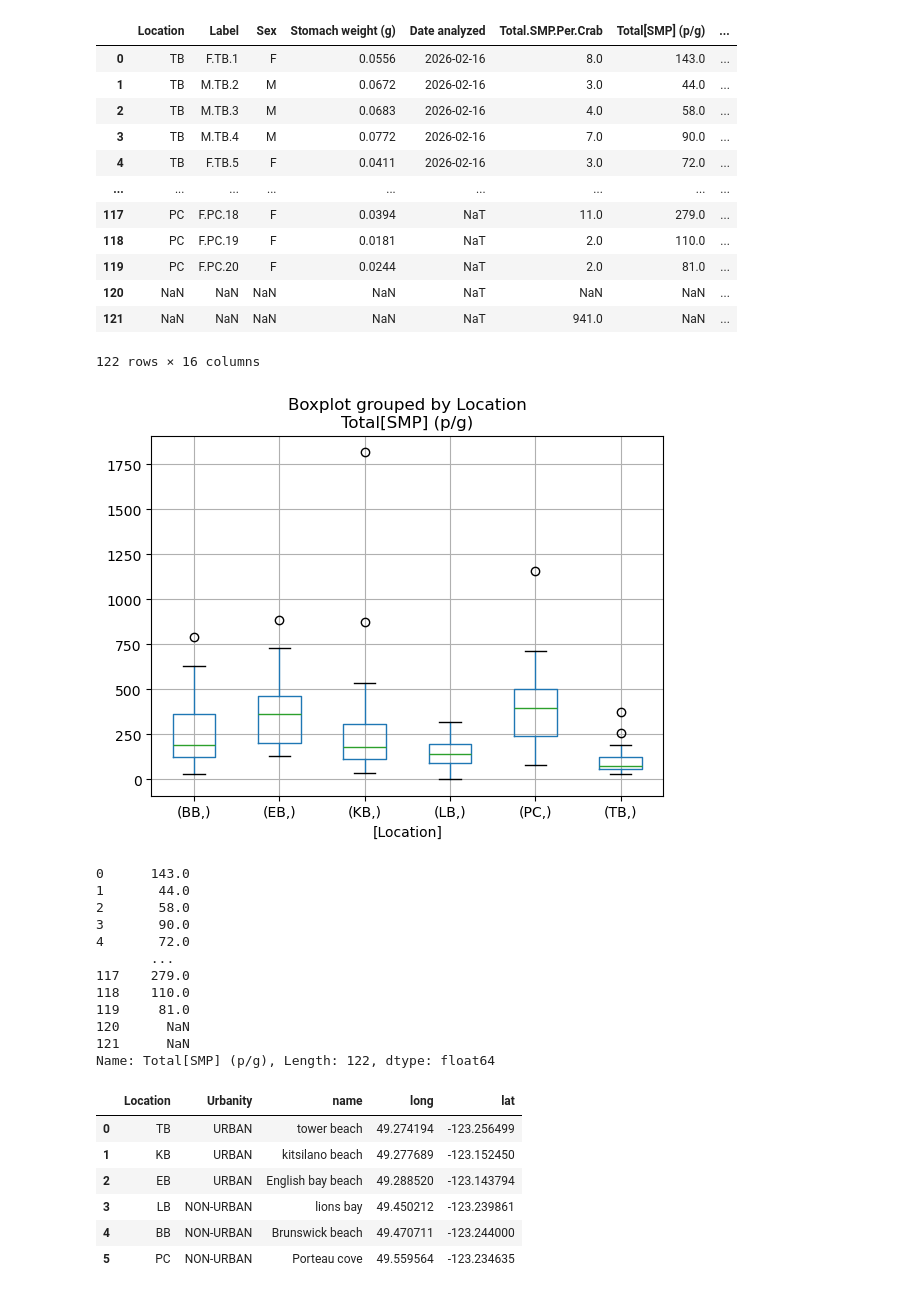
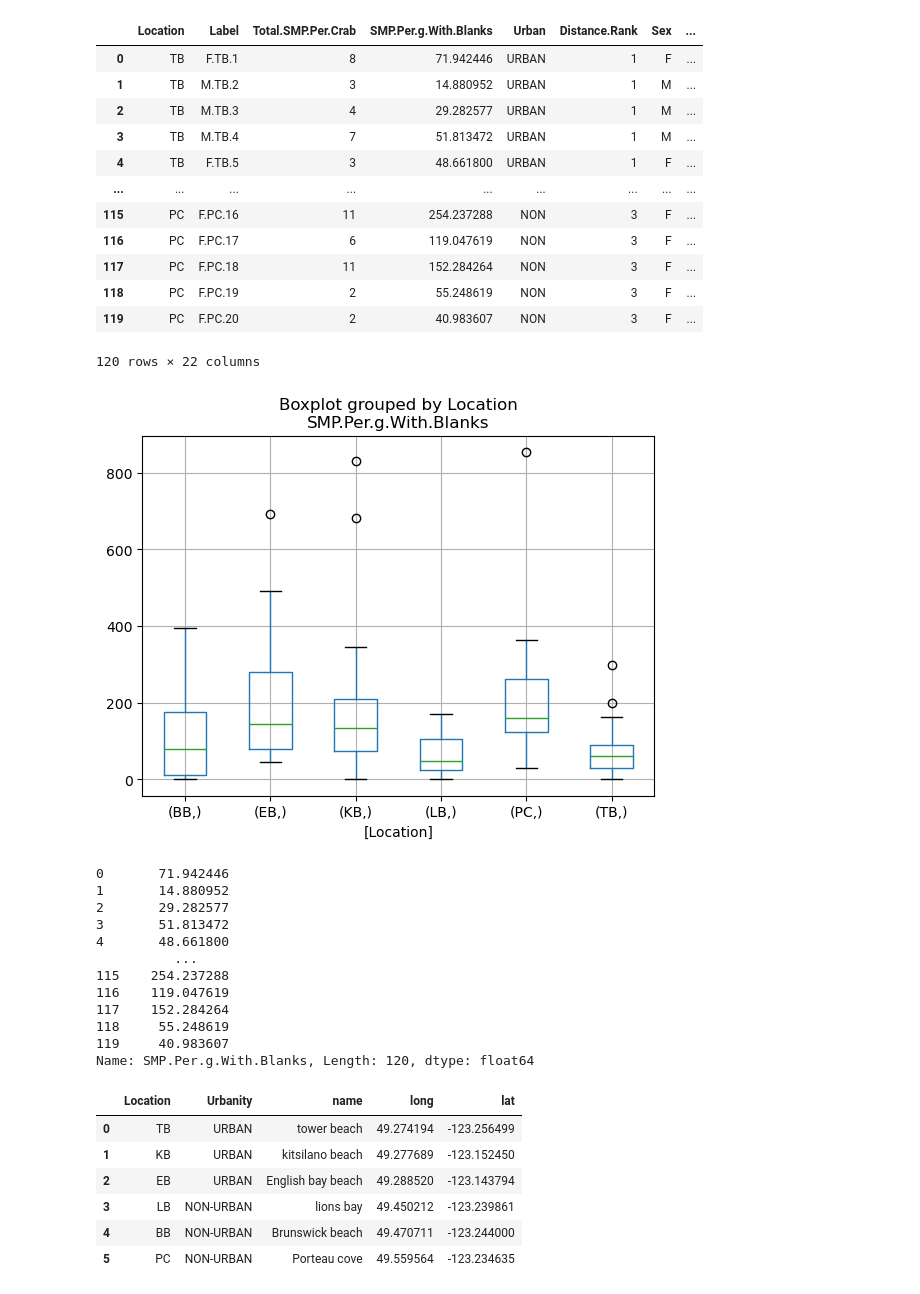
Before and after one commit to blucardin/crab_analysis, a Jupyter notebook: load_data.ipynb, the cells around one changed output. Cells and saved outputs as stored; diff of their text form; code cells hidden in the pictures.

Commit message:
with new data

```diff
--- a/load_data.ipynb
+++ b/load_data.ipynb
@@ -9,42 +9,42 @@ import geodatasets
 import xyzservices.providers as xyz
 import time
 # %%
-df = pd.read_excel("Crab Data.xlsx", sheet_name="MPData")
+df = pd.read_excel("Crab Data for noah.xlsx", sheet_name="MPData.w.blanks")
 # %%
 df
 # %% [output]
-|  | Location | Label | Sex | Stomach weight (g) | Date analyzed | Total.SMP.Per.Crab | Total[SMP] (p/g) | ... |
-| 0 | TB | F.TB.1 | F | 0.0556 | 2026-02-16 | 8.0 | 143.0 | ... |
-| 1 | TB | M.TB.2 | M | 0.0672 | 2026-02-16 | 3.0 | 44.0 | ... |
-| 2 | TB | M.TB.3 | M | 0.0683 | 2026-02-16 | 4.0 | 58.0 | ... |
-| 3 | TB | M.TB.4 | M | 0.0772 | 2026-02-16 | 7.0 | 90.0 | ... |
-| 4 | TB | F.TB.5 | F | 0.0411 | 2026-02-16 | 3.0 | 72.0 | ... |
+|  | Location | Label | Total.SMP.Per.Crab | SMP.Per.g.With.Blanks | Urban | Distance.Rank | Sex | ... |
+| 0 | TB | F.TB.1 | 8 | 71.942446 | URBAN | 1 | F | ... |
+| 1 | TB | M.TB.2 | 3 | 14.880952 | URBAN | 1 | M | ... |
+| 2 | TB | M.TB.3 | 4 | 29.282577 | URBAN | 1 | M | ... |
+| 3 | TB | M.TB.4 | 7 | 51.813472 | URBAN | 1 | M | ... |
+| 4 | TB | F.TB.5 | 3 | 48.661800 | URBAN | 1 | F | ... |
 | ... | ... | ... | ... | ... | ... | ... | ... | ... |
-| 117 | PC | F.PC.18 | F | 0.0394 | NaT | 11.0 | 279.0 | ... |
-| 118 | PC | F.PC.19 | F | 0.0181 | NaT | 2.0 | 110.0 | ... |
-| 119 | PC | F.PC.20 | F | 0.0244 | NaT | 2.0 | 81.0 | ... |
-| 120 | NaN | NaN | NaN | NaN | NaT | NaN | NaN | ... |
-| 121 | NaN | NaN | NaN | NaN | NaT | 941.0 | NaN | ... |
+| 115 | PC | F.PC.16 | 11 | 254.237288 | NON | 3 | F | ... |
+| 116 | PC | F.PC.17 | 6 | 119.047619 | NON | 3 | F | ... |
+| 117 | PC | F.PC.18 | 11 | 152.284264 | NON | 3 | F | ... |
+| 118 | PC | F.PC.19 | 2 | 55.248619 | NON | 3 | F | ... |
+| 119 | PC | F.PC.20 | 2 | 40.983607 | NON | 3 | F | ... |
-122 rows × 16 columns
+120 rows × 22 columns
 # %%
-boxplot = df.boxplot(column=["Total[SMP] (p/g)"], by=["Location"])
+boxplot = df.boxplot(column=["SMP.Per.g.With.Blanks"], by=["Location"])
 # %% [output]
-[figure, old version]
+[figure, new version]
 # %%
-df["Total[SMP] (p/g)"]
+df["SMP.Per.g.With.Blanks"]
 # %% [output]
-0      143.0
-1       44.0
-2       58.0
-3       90.0
-4       72.0
-       ...
-117    279.0
-118    110.0
-119     81.0
-120      NaN
-121      NaN
-Name: Total[SMP] (p/g), Length: 122, dtype: float64
+0       71.942446
+1       14.880952
+2       29.282577
+3       51.813472
+4       48.661800
+          ...
+115    254.237288
+116    119.047619
+117    152.284264
+118     55.248619
+119     40.983607
+Name: SMP.Per.g.With.Blanks, Length: 120, dtype: float64
 # %%
 # locations = df["Location"].unique().astype(str)
 # locations
```
Also changed, not shown: parts of 4 cells of this notebook, 3 other files.
